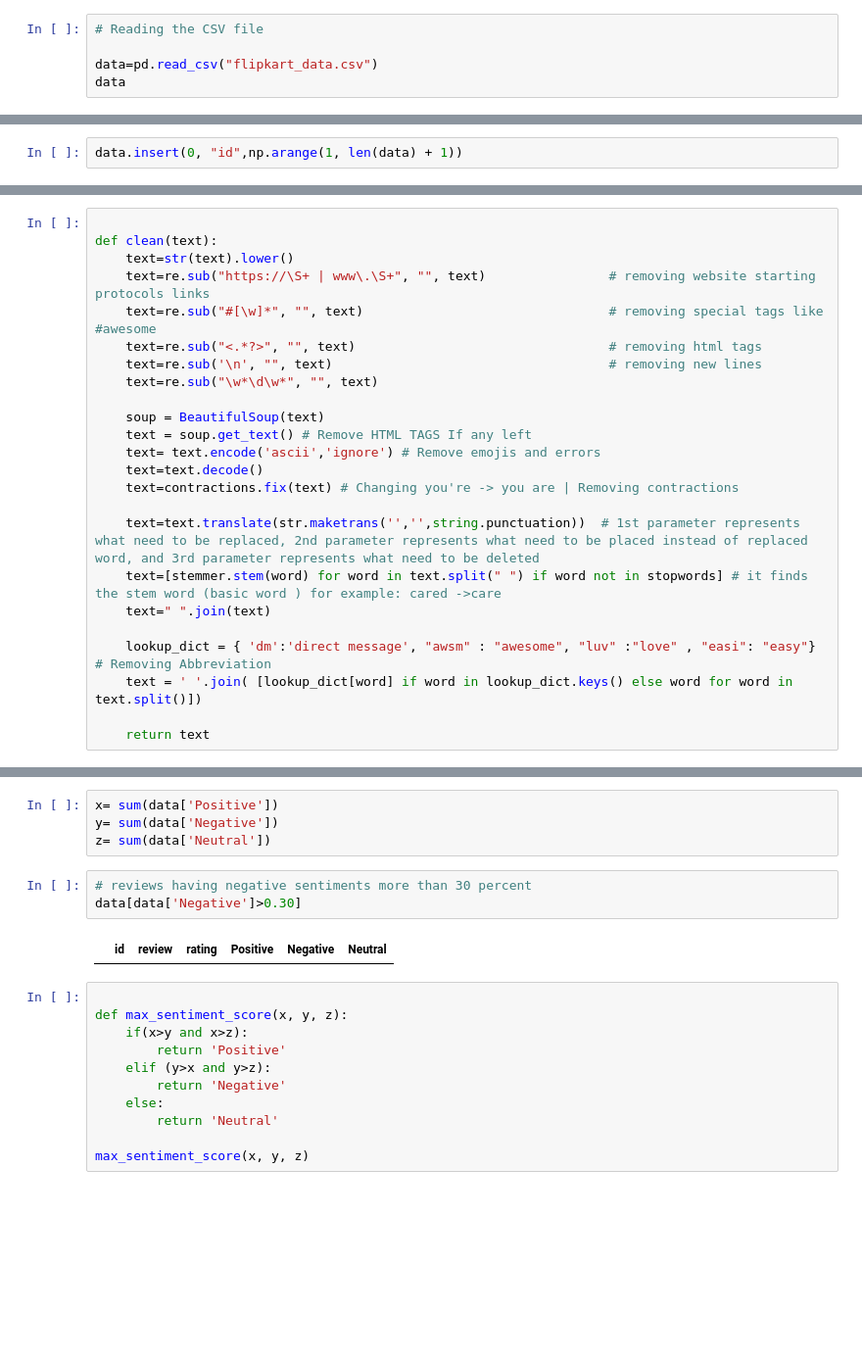
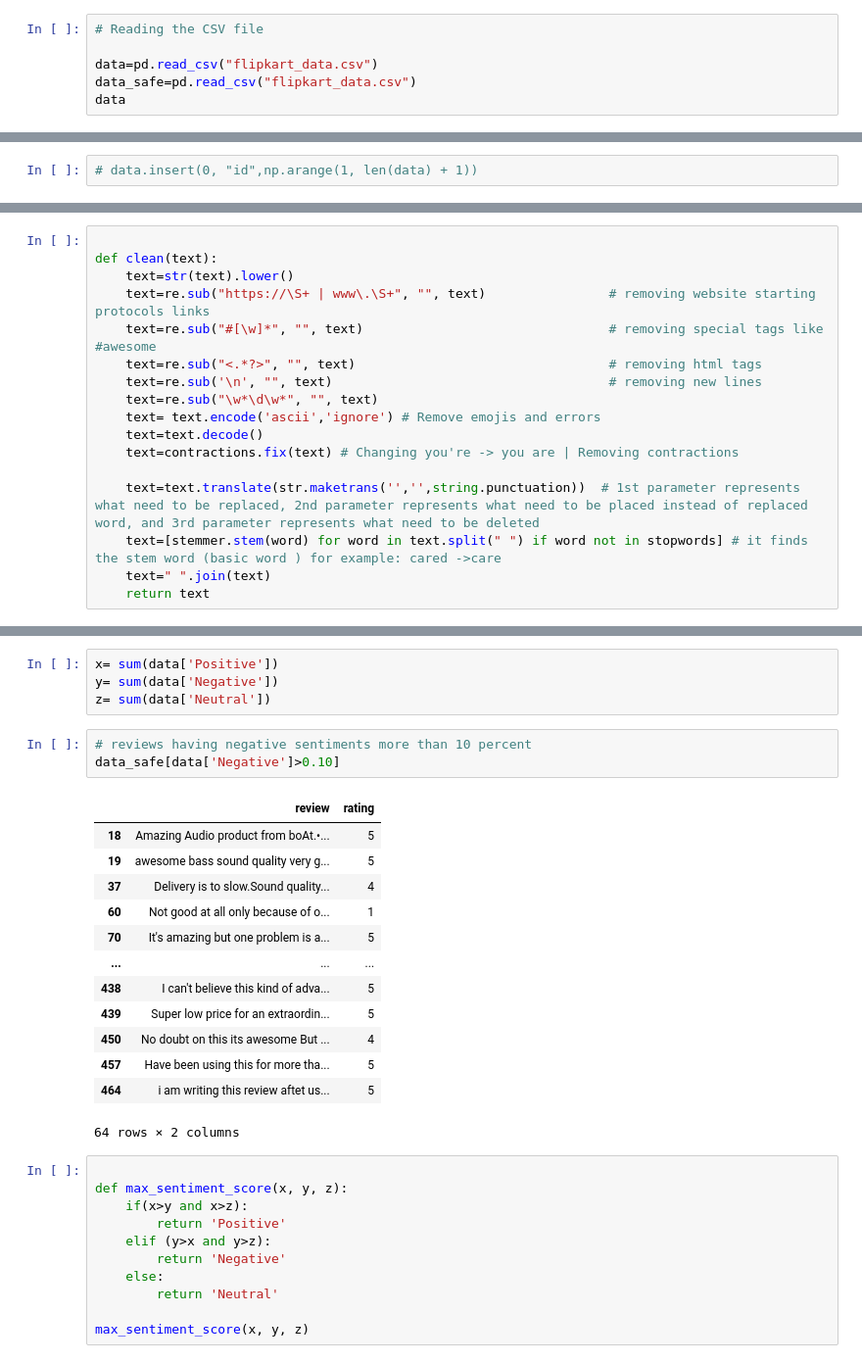
Before and after one commit to PriyankaJhamb/SentimentAnalysisOnFlipkartReviews, a Jupyter notebook: sourceCode.ipynb, the cells around one changed output, grey strips where cells are left out. Shown: that part at 98% size. Saved outputs shown, nothing was run; the diff lists cells and outputs as text; blank space fills up the shorter version.

Commit message:
Check Negative Sentiment reviews

```diff
--- a/sourceCode.ipynb
+++ b/sourceCode.ipynb
@@ -50,6 +42,7 @@ import contractions
 # Reading the CSV file
 
 data=pd.read_csv("flipkart_data.csv")
+data_safe=pd.read_csv("flipkart_data.csv")
 data
 # %% [output]
 |  | review | rating |
@@ -68,7 +61,7 @@ data
 # %% [markdown]
 ### Explore and visualize the data to gain insights
 # %%
-data.insert(0, "id",np.arange(1, len(data) + 1))
+# data.insert(0, "id",np.arange(1, len(data) + 1))
 # %%
 # Showing first 5 rows
 data.head()
@@ -127,9 +118,6 @@ def clean(text):
     text=re.sub("<.*?>", "", text)                                 # removing html tags
     text=re.sub('\n', "", text)                                    # removing new lines
     text=re.sub("\w*\d\w*", "", text)
-
-    soup = BeautifulSoup(text)
-    text = soup.get_text() # Remove HTML TAGS If any left
     text= text.encode('ascii','ignore') # Remove emojis and errors
     text=text.decode()
     text=contractions.fix(text) # Changing you're -> you are | Removing contractions
@@ -137,10 +125,6 @@ def clean(text):
     text=text.translate(str.maketrans('','',string.punctuation))  # 1st parameter represents what need to be replaced, 2nd parameter represents what need to be placed instead of replaced word, and 3rd parameter represents what need to be deleted
     text=[stemmer.stem(word) for word in text.split(" ") if word not in stopwords] # it finds the stem word (basic word ) for example: cared ->care
     text=" ".join(text)
-
-    lookup_dict = { 'dm':'direct message', "awsm" : "awesome", "luv" :"love" , "easi": "easy"} # Removing Abbreviation
-    text = ' '.join( [lookup_dict[word] if word in lookup_dict.keys() else word for word in text.split()])
-
     return text
 # %%
 # Cleaning the data using regular expression
@@ -237,10 +220,22 @@ x= sum(data['Positive'])
 y= sum(data['Negative'])
 z= sum(data['Neutral'])
 # %%
-# reviews having negative sentiments more than 30 percent
-data[data['Negative']>0.30]
+# reviews having negative sentiments more than 10 percent
+data_safe[data['Negative']>0.10]
 # %% [output]
-|  | id | review | rating | Positive | Negative | Neutral |
+|  | review | rating |
+| 18 | Amazing Audio product from boAt.•... | 5 |
+| 19 | awesome bass sound quality very g... | 5 |
+| 37 | Delivery is to slow.Sound quality... | 4 |
+| 60 | Not good at all only because of o... | 1 |
+| 70 | It's amazing but one problem is a... | 5 |
+| ... | ... | ... |
+| 438 | I can't believe this kind of adva... | 5 |
+| 439 | Super low price for an extraordin... | 5 |
+| 450 | No doubt on this its awesome But ... | 4 |
+| 457 | Have been using this for more tha... | 5 |
+| 464 | i am writing this review aftet us... | 5 |
+64 rows × 2 columns
 # %%
 
 def max_sentiment_score(x, y, z):
```
Also changed, not shown: parts of 18 cells of this notebook, 1 other file.
